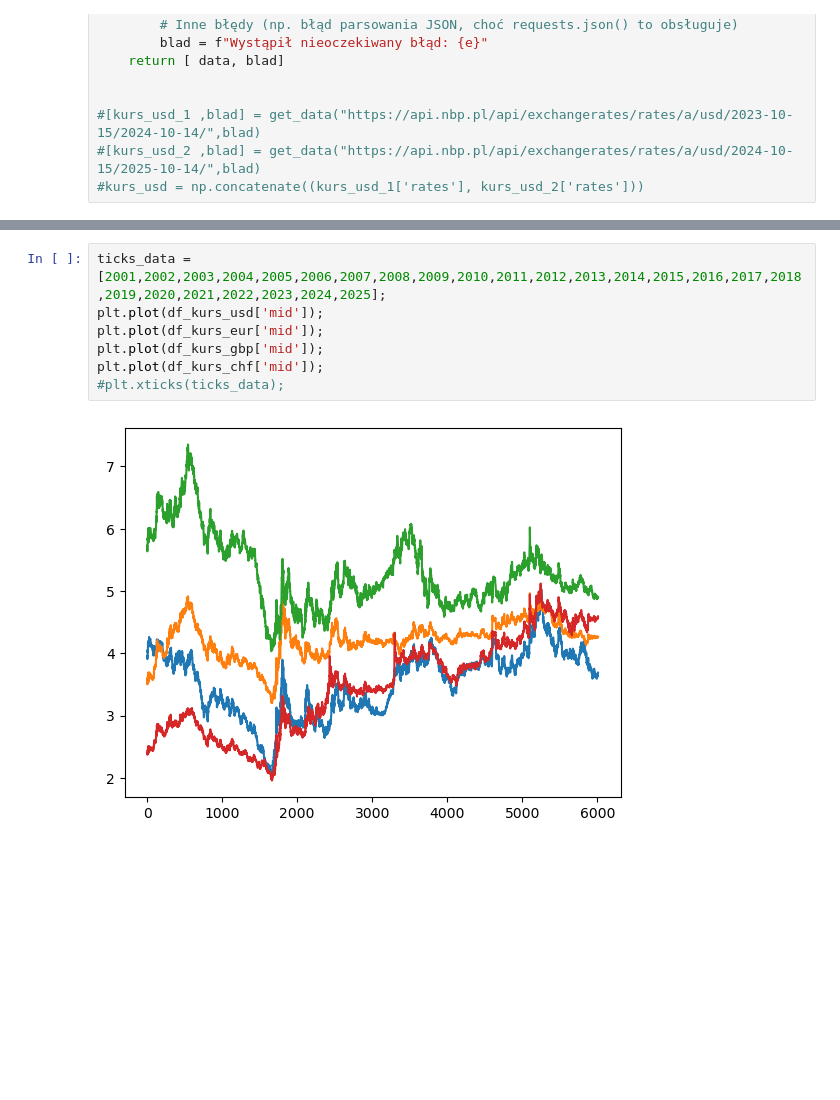
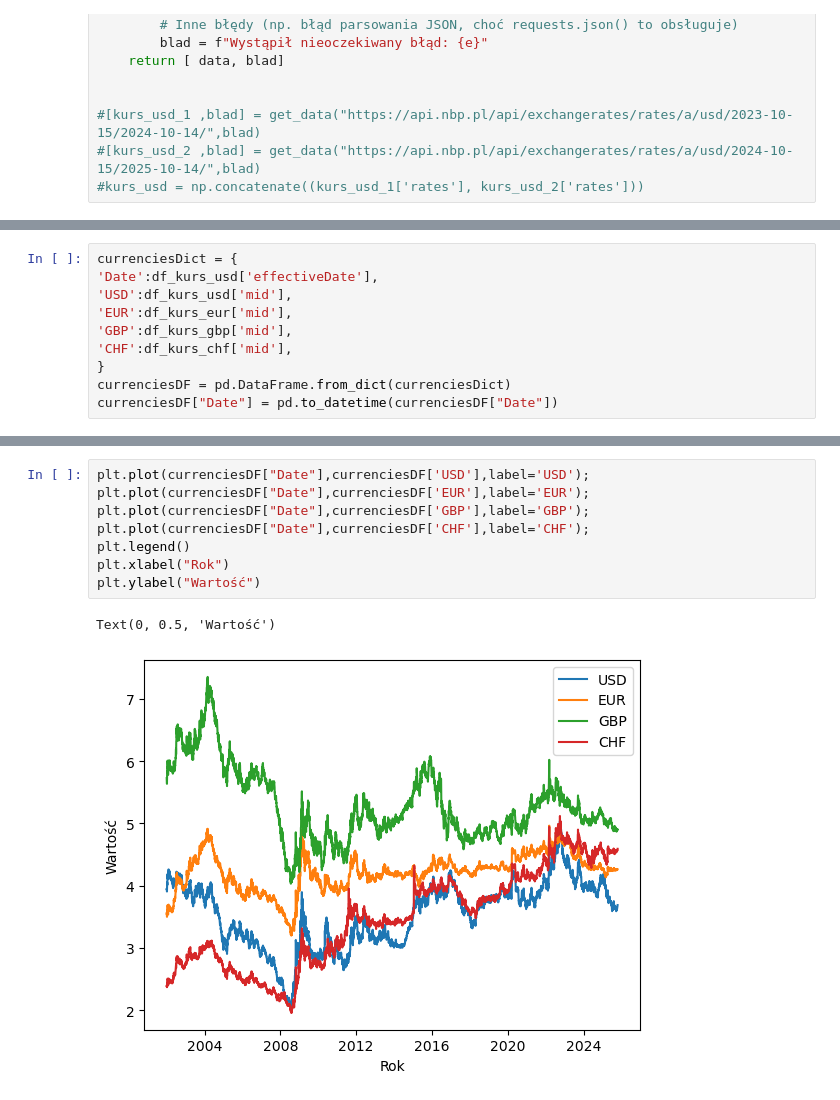
Before and after one commit to karol-jedrzejak/currency-monitor-app, a Jupyter notebook: resources/PredictCurrency.ipynb, the cells around one changed output, grey strips where cells are left out. Drawn from its saved outputs; the diff is of its cells as text; blank space fills up the shorter version.

```diff
--- a/resources/PredictCurrency.ipynb
+++ b/resources/PredictCurrency.ipynb
@@ -175,0 +114,10 @@ Index(['no', 'effectiveDate', 'mid'], dtype='object')
+# %%
+currenciesDict = {
+'Date':df_kurs_usd['effectiveDate'],
+'USD':df_kurs_usd['mid'],
+'EUR':df_kurs_eur['mid'],
+'GBP':df_kurs_gbp['mid'],
+'CHF':df_kurs_chf['mid'],
+}
+currenciesDF = pd.DataFrame.from_dict(currenciesDict)
+currenciesDF["Date"] = pd.to_datetime(currenciesDF["Date"])
@@ -176,9 +140,11 @@ Index(['no', 'effectiveDate', 'mid'], dtype='object')
 # %%
-ticks_data = [2001,2002,2003,2004,2005,2006,2007,2008,2009,2010,2011,2012,2013,2014,2015,2016,2017,2018,2019,2020,2021,2022,2023,2024,2025];
-plt.plot(df_kurs_usd['mid']);
-plt.plot(df_kurs_eur['mid']);
-plt.plot(df_kurs_gbp['mid']);
-plt.plot(df_kurs_chf['mid']);
-#plt.xticks(ticks_data);
+plt.plot(currenciesDF["Date"],currenciesDF['USD'],label='USD');
+plt.plot(currenciesDF["Date"],currenciesDF['EUR'],label='EUR');
+plt.plot(currenciesDF["Date"],currenciesDF['GBP'],label='GBP');
+plt.plot(currenciesDF["Date"],currenciesDF['CHF'],label='CHF');
+plt.legend()
+plt.xlabel("Rok")
+plt.ylabel("Wartość")
 # %% [output]
+Text(0, 0.5, 'Wartość')
-[figure, old version]
+[figure, new version]
```
Also changed, not shown: parts of 20 cells of this notebook, 1 other file.
